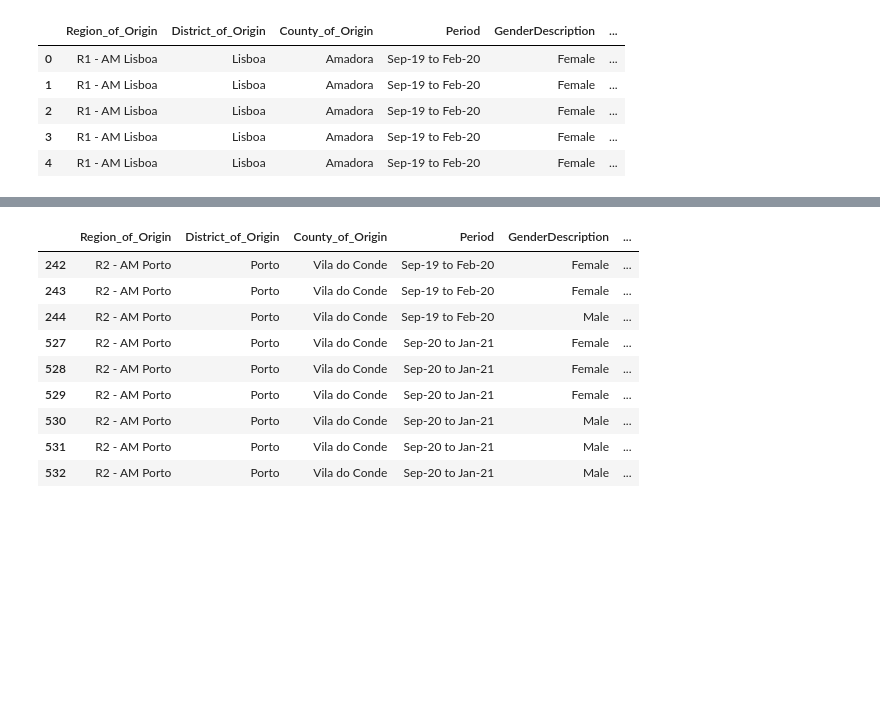
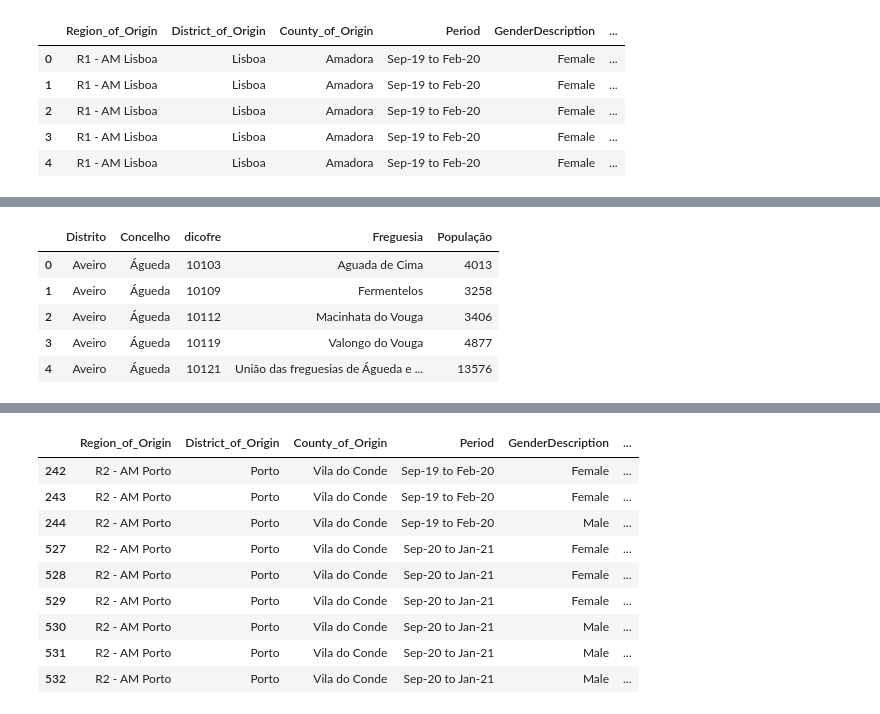
Before and after one commit to TiagoFilipeSousaGoncalves/wdl-tech-moguls, a Jupyter notebook: stage-1/code/Deliverable.ipynb, the cells around one changed output, grey strips where cells are left out. Cells and saved outputs as stored; diff of their text form; code cells hidden in the pictures; blank space fills up the shorter version.

```diff
--- a/stage-1/code/Deliverable.ipynb
+++ b/stage-1/code/Deliverable.ipynb
@@ -30,0 +34,8 @@ churn_user_profile.head()
+# %%
+# Load Parish Metadata
+parish_metadata = pd.read_excel('../data/freguesias-metadata.xlsx', encoding = 'utf-8')
+parish_metadata = parish_metadata[["distrito", "concelho", "freguesia", "dicofre"]]
+
+# Debugging purposes
+print(parish_metadata.shape)
+parish_metadata.head()
@@ -30,0 +68,13 @@ churn_user_profile.head()
+# %%
+# Join parish metadata and this by dicofre
+population_density_censos_dicofres = population_density_censos.copy().merge(parish_metadata, on=["dicofre"], how="left")
+population_density_censos_dicofres = population_density_censos_dicofres[["Designação DT", "Designação CC", "dicofre", "Designação FR", "População"]]
+population_density_censos_dicofres.rename(columns={"Designação DT":"Distrito", "Designação CC":"Concelho", "Designação FR":"Freguesia"}, inplace=True)
+population_density_censos_dicofres.head()
+# %% [output]
+|  | Distrito | Concelho | dicofre | Freguesia | População |
+| 0 | Aveiro | Águeda | 10103 | Aguada de Cima | 4013 |
+| 1 | Aveiro | Águeda | 10109 | Fermentelos | 3258 |
+| 2 | Aveiro | Águeda | 10112 | Macinhata do Vouga | 3406 |
+| 3 | Aveiro | Águeda | 10119 | Valongo do Vouga | 4877 |
+| 4 | Aveiro | Águeda | 10121 | União das freguesias de Águeda e ... | 13576 |
```
Also changed, not shown: parts of 27 cells of this notebook.
